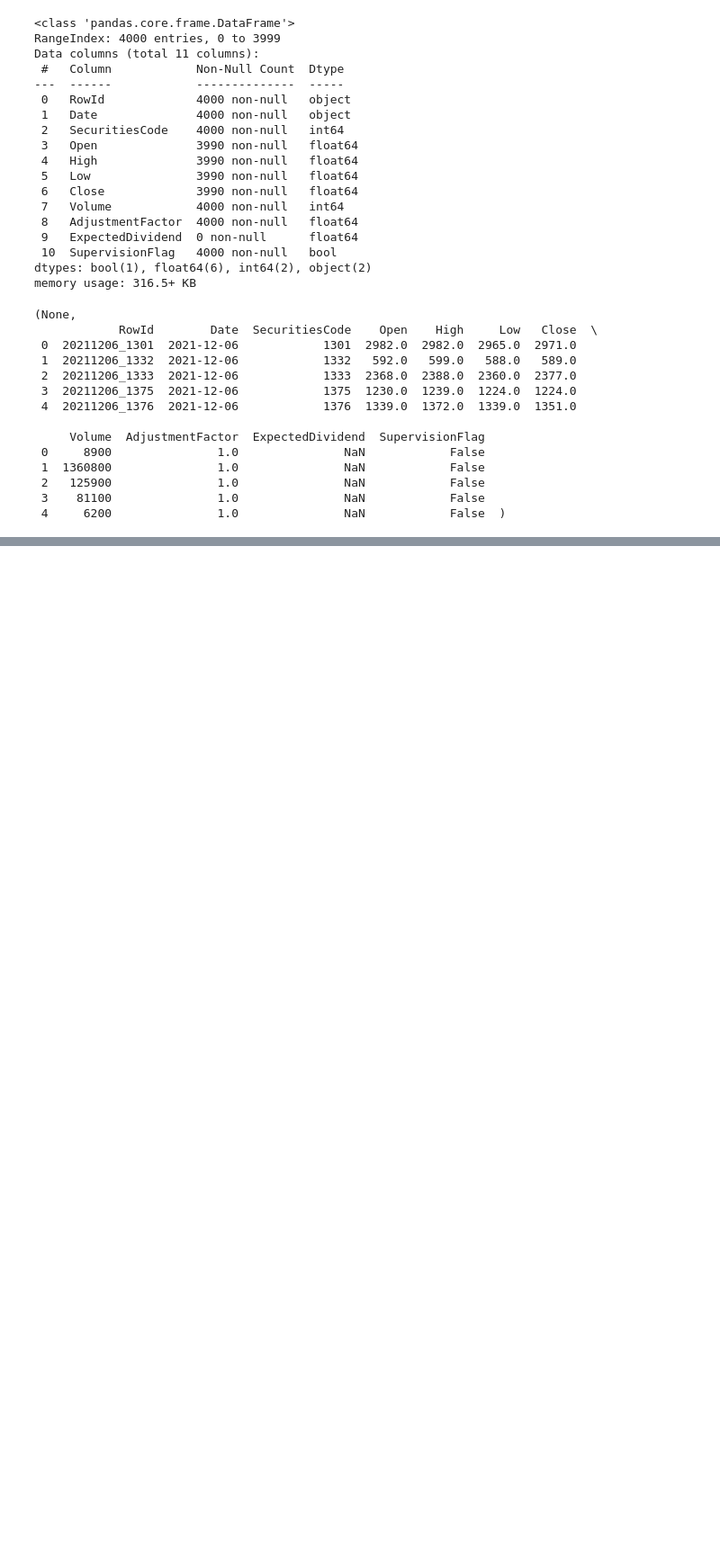
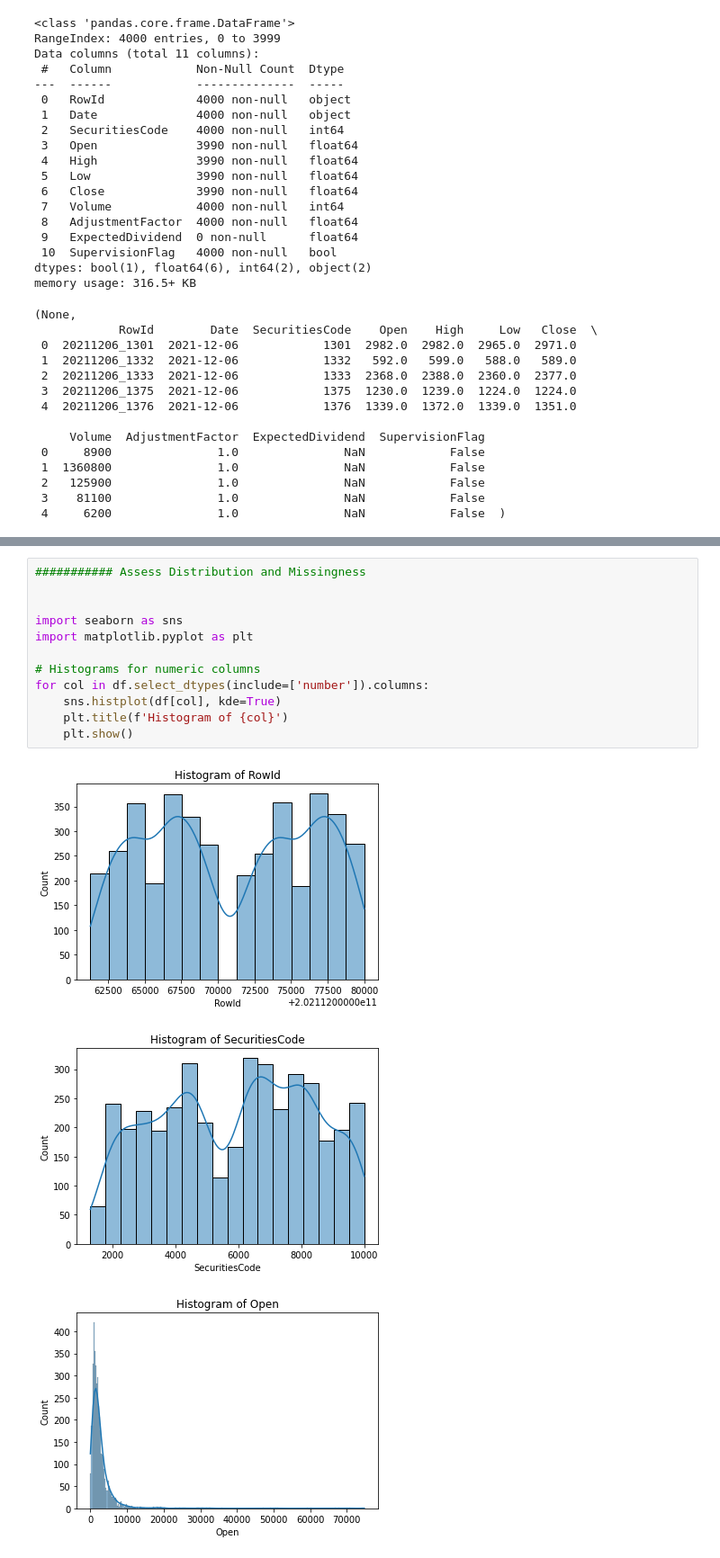
Before and after one commit to SahithiMut/DATA.4380.Spring.2024, a Jupyter notebook: Week 2, Lab 1. Data Understanding and Data Preprocessing.ipynb, the cells around one changed output, grey strips where cells are left out. Shown: that part at 90% size. Cells and saved outputs as stored; diff of their text form; blank space fills up the shorter version.

```diff
--- a/Week 2, Lab 1. Data Understanding and Data Preprocessing.ipynb
+++ b/Week 2, Lab 1. Data Understanding and Data Preprocessing.ipynb
@@ -80,0 +325,16 @@ memory usage: 316.5+ KB
+# %%
+########### Assess Distribution and Missingness
+
+
+import seaborn as sns
+import matplotlib.pyplot as plt
+
+# Histograms for numeric columns
+for col in df.select_dtypes(include=['number']).columns:
+    sns.histplot(df[col], kde=True)
+    plt.title(f'Histogram of {col}')
+    plt.show()
+# %% [output]
+[figure, added]
+[figure, added]
+[figure, added]
```
Also changed, not shown: parts of 18 cells of this notebook.
